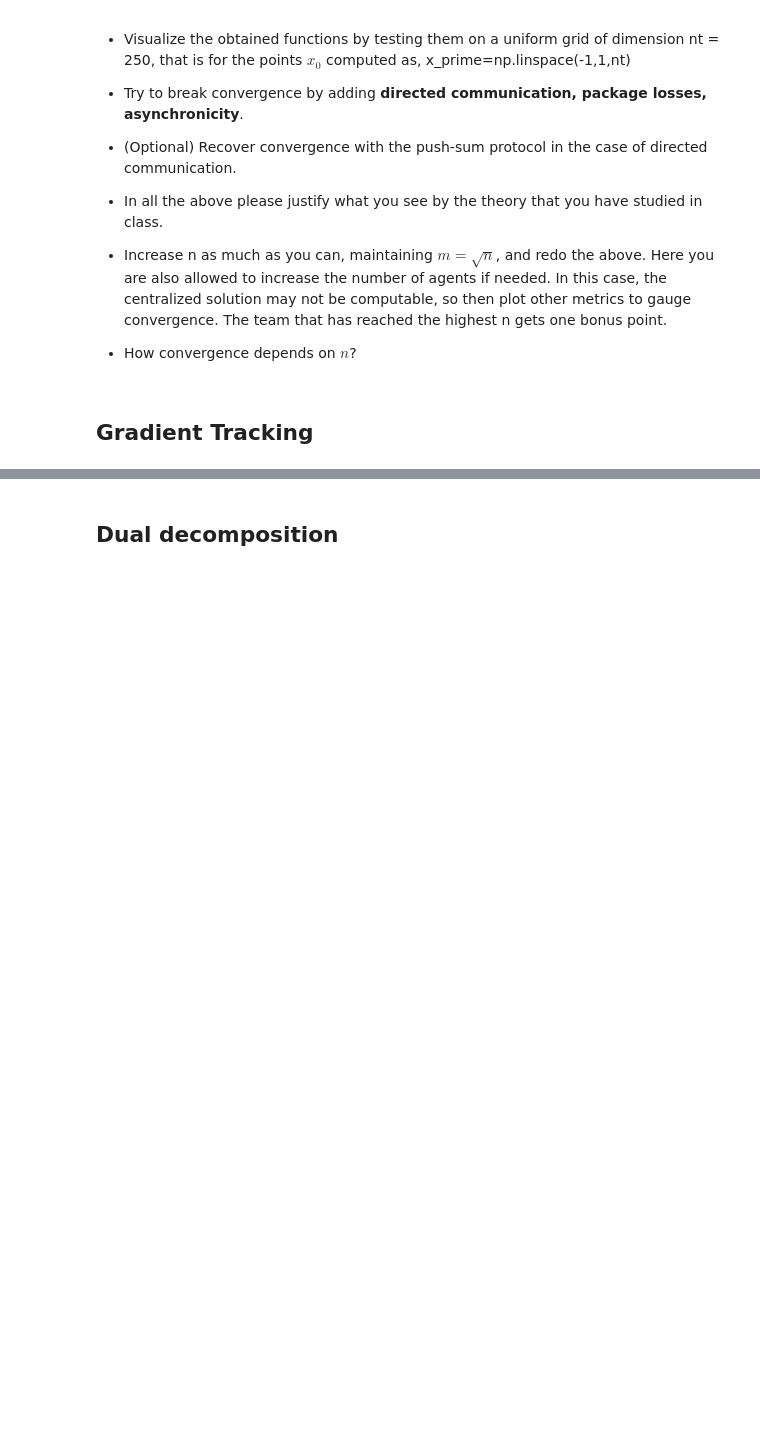
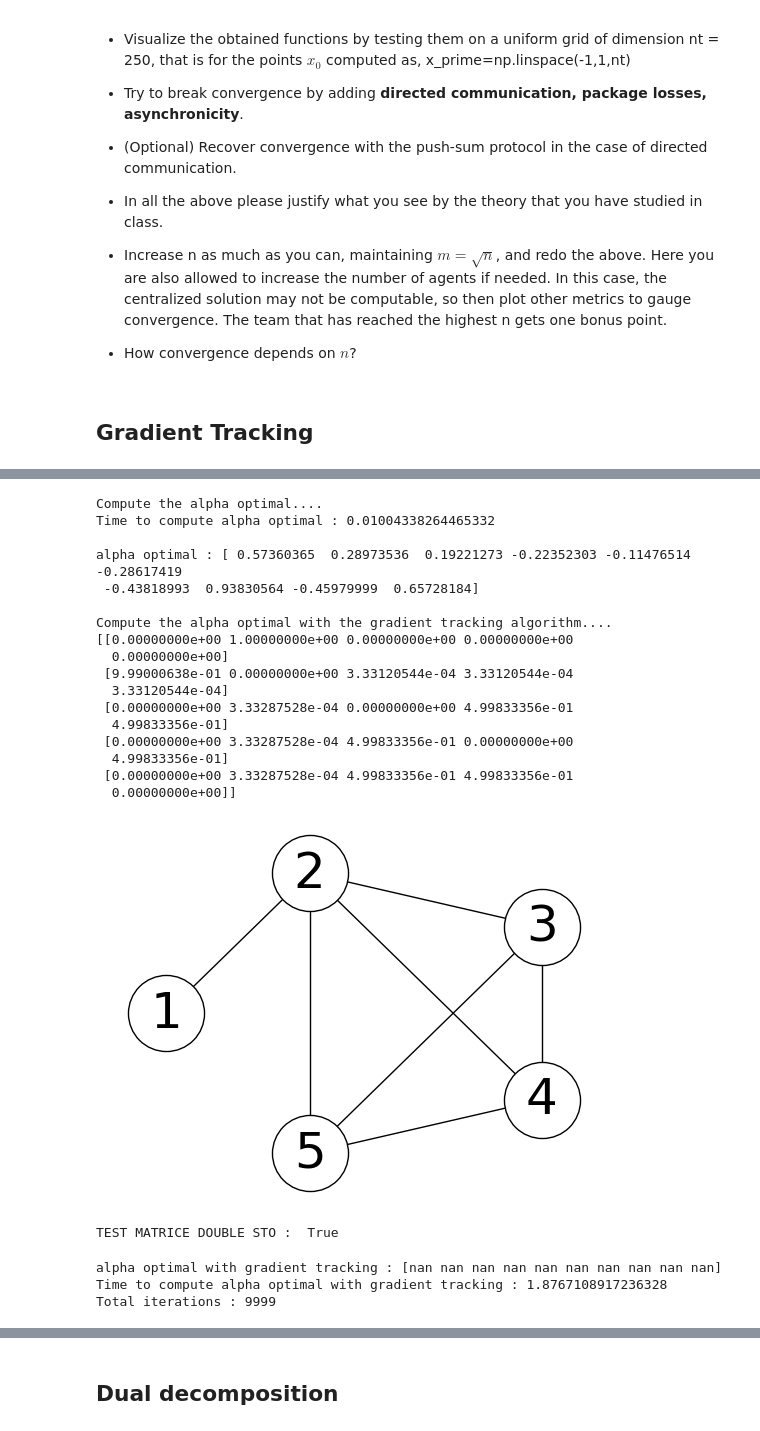
Before and after one commit to slimane-el/Cooperative_optimization, a Jupyter notebook: analysis.ipynb, the cells around one changed output, grey strips where cells are left out. Drawn from its saved outputs; the diff is of its cells as text; code cells hidden in the pictures; blank space fills up the shorter version.

```diff
--- a/analysis.ipynb
+++ b/analysis.ipynb
@@ -151,0 +283,56 @@ alpha_list[0].shape
+# %%
+# Compute the alpha optimal
+print("Compute the alpha optimal....")
+sigma = 0.5
+start = time.time()
+alpha_optim = compute_alpha(x, y, x_selected, sigma)
+end = time.time()
+print(f'Time to compute alpha optimal : {end - start}\n')
+print(f'alpha optimal : {alpha_optim}\n')
+
+# Compute the alpha optimal with the gradient tracking algorithm
+print("Compute the alpha optimal with the gradient tracking algorithm....")
+mu = 0.1
+lr = 0.0001
+max_iter = 10000
+
+# create the weight matrix
+ind = [(0,1), (1,2), (1, 3), (1, 4), (2,3), (2, 4), (3,4)]
+W = create_W(ind, 5, auto=False)
+print(W)
+visual_graph(ind)
+
+print("TEST MATRICE DOUBLE STO : ", is_double_sto(W))
+start = time.time()
+alpha_optim_gt, tot_ite, alpha_list = gradient_tracking_v2(
+    x, y, selected_points, selected_points_agents, K, sigma, mu, lr, W, max_iter=max_iter)
+end = time.time()
+print(f'alpha optimal with gradient tracking : {alpha_optim_gt}')
+print(
+    f'Time to compute alpha optimal with gradient tracking : {end - start}')
+print(f'Total iterations : {tot_ite}\n')
+
+visualize_predict(alpha_list, alpha_optim, alpha_optim_gt, agent_x, agent_y, x_selected)
+# %% [output]
+Compute the alpha optimal....
+Time to compute alpha optimal : 0.01004338264465332
+
+alpha optimal : [ 0.57360365  0.28973536  0.19221273 -0.22352303 -0.11476514 -0.28617419
+ -0.43818993  0.93830564 -0.45979999  0.65728184]
+
+Compute the alpha optimal with the gradient tracking algorithm....
+[[0.00000000e+00 1.00000000e+00 0.00000000e+00 0.00000000e+00
+  0.00000000e+00]
+ [9.99000638e-01 0.00000000e+00 3.33120544e-04 3.33120544e-04
+  3.33120544e-04]
+ [0.00000000e+00 3.33287528e-04 0.00000000e+00 4.99833356e-01
+  4.99833356e-01]
+ [0.00000000e+00 3.33287528e-04 4.99833356e-01 0.00000000e+00
+  4.99833356e-01]
+ [0.00000000e+00 3.33287528e-04 4.99833356e-01 4.99833356e-01
+  0.00000000e+00]]
+[figure, added]
+TEST MATRICE DOUBLE STO :  True
+alpha optimal with gradient tracking : [nan nan nan nan nan nan nan nan nan nan]
+Time to compute alpha optimal with gradient tracking : 1.8767108917236328
+Total iterations : 9999
```
Also changed, not shown: parts of 11 cells of this notebook.
